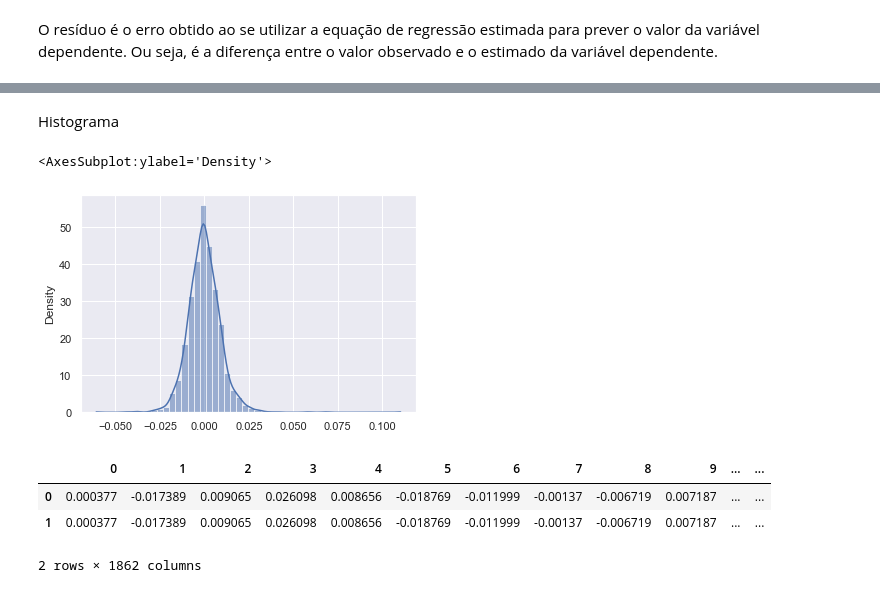
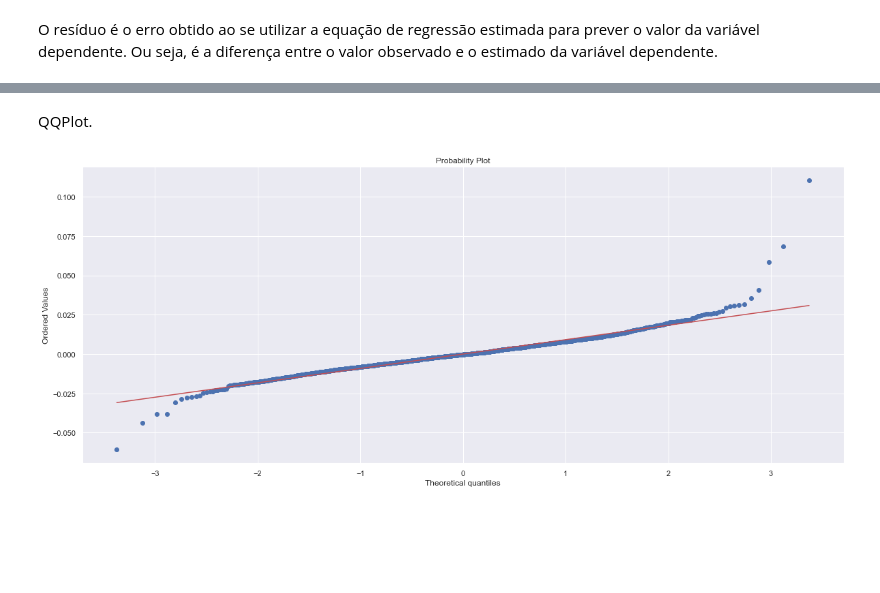
Before and after one commit to pauloceliojr/aedi-prova-final, a Jupyter notebook: prova_final.ipynb, the cells around one changed output, grey strips where cells are left out. Saved outputs shown, nothing was run; the diff lists cells and outputs as text; code cells hidden in the pictures; blank space fills up the shorter version.

```diff
--- a/prova_final.ipynb
+++ b/prova_final.ipynb
@@ -801,15 +792,7 @@ ax
-# %% [markdown]
-Histograma
-# %%
-sns.histplot(modelo_ajustado.resid, kde=True, stat="density", bins=50)
-# %% [output]
-<AxesSubplot:ylabel='Density'>
-[figure, removed]
-# %%
-dataset = pd.DataFrame([modelo_ajustado.predict(taxas_retorno["BVSP"]), modelo_ajustado.fittedvalues])
-dataset
-# %% [output]
-|  | 0 | 1 | 2 | 3 | 4 | 5 | 6 | 7 | 8 | 9 | ... | ... |
-| 0 | 0.000377 | -0.017389 | 0.009065 | 0.026098 | 0.008656 | -0.018769 | -0.011999 | -0.00137 | -0.006719 | 0.007187 | ... | ... |
-| 1 | 0.000377 | -0.017389 | 0.009065 | 0.026098 | 0.008656 | -0.018769 | -0.011999 | -0.00137 | -0.006719 | 0.007187 | ... | ... |
-2 rows × 1862 columns
+# %% [markdown]
+QQPlot.
+# %%
+plt.figure(figsize=(20, 8))
+(_, (_, _, _)) = probplot(modelo_ajustado.resid, plot=plt)
+# %% [output]
+[figure, added]
```
Also changed, not shown: parts of 79 cells of this notebook.
